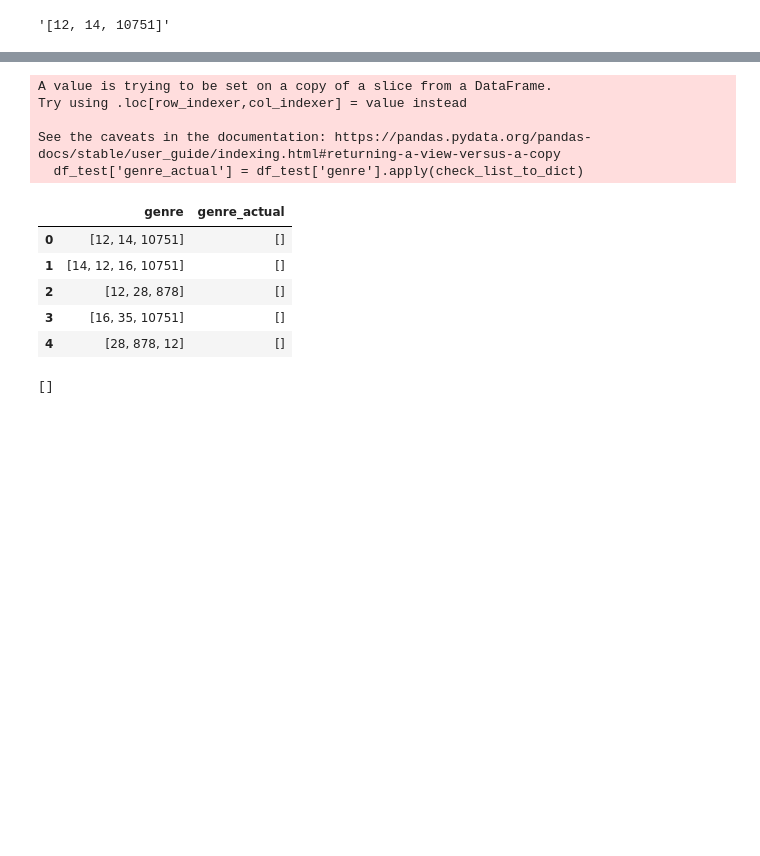
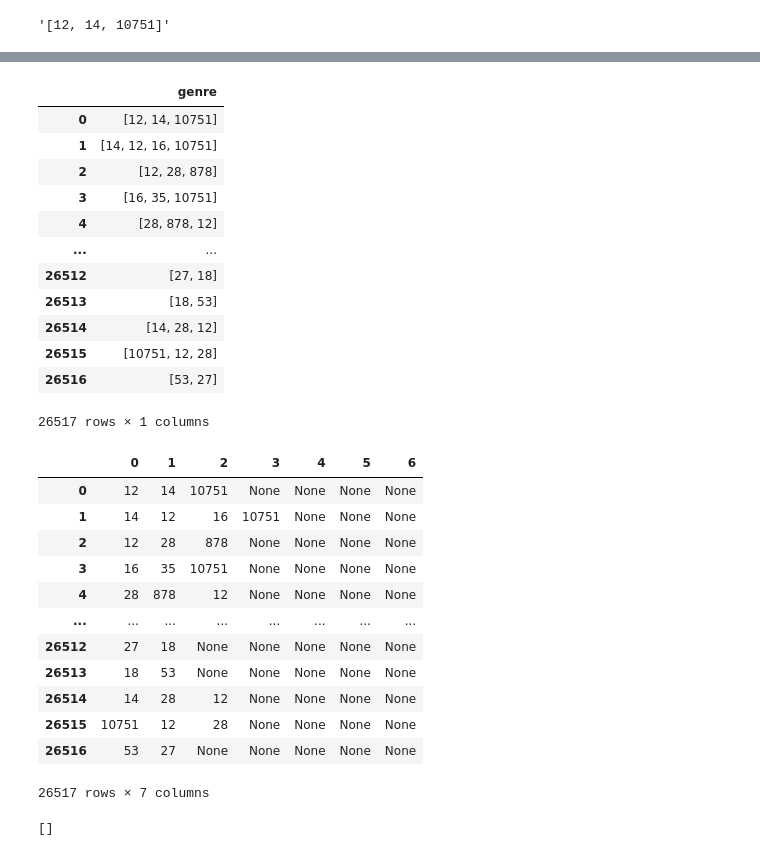
Before and after one commit to dt1086/Phase1_Project, a Jupyter notebook: Data Exploration.ipynb, the cells around one changed output, grey strips where cells are left out. Saved outputs shown, nothing was run; the diff lists cells and outputs as text; code cells hidden in the pictures; blank space fills up the shorter version.

Commit message:
Data Exploration v8

```diff
--- a/Data Exploration.ipynb
+++ b/Data Exploration.ipynb
@@ -411,21 +411,39 @@ df_tmdb_movies.head()
 # %%
 df_test = df_tmdb_movies[['genre']]
 
-df_test['genre_actual'] = df_test['genre'].apply(check_list_to_dict)
+#df_test['genre_actual'] = df_test['genre'].replace(tmdb_genre_dict, inplace=True)
 
-df_test.head()
+df_test2 = pd.DataFrame(df_test['genre'].values.tolist())
+
+display(df_test)
+df_test2
 # %% [output]
+|  | genre |
+| 0 | [12, 14, 10751] |
+| 1 | [14, 12, 16, 10751] |
+| 2 | [12, 28, 878] |
+| 3 | [16, 35, 10751] |
+| 4 | [28, 878, 12] |
+| ... | ... |
+| 26512 | [27, 18] |
+| 26513 | [18, 53] |
+| 26514 | [14, 28, 12] |
+| 26515 | [10751, 12, 28] |
+| 26516 | [53, 27] |
-A value is trying to be set on a copy of a slice from a DataFrame.
-Try using .loc[row_indexer,col_indexer] = value instead
-
-See the caveats in the documentation: https://pandas.pydata.org/pandas-docs/stable/user_guide/indexing.html#returning-a-view-versus-a-copy
-  df_test['genre_actual'] = df_test['genre'].apply(check_list_to_dict)
+26517 rows × 1 columns
-|  | genre | genre_actual |
-| 0 | [12, 14, 10751] | [] |
-| 1 | [14, 12, 16, 10751] | [] |
-| 2 | [12, 28, 878] | [] |
-| 3 | [16, 35, 10751] | [] |
-| 4 | [28, 878, 12] | [] |
+|  | 0 | 1 | 2 | 3 | 4 | 5 | 6 |
+| 0 | 12 | 14 | 10751 | None | None | None | None |
+| 1 | 14 | 12 | 16 | 10751 | None | None | None |
+| 2 | 12 | 28 | 878 | None | None | None | None |
+| 3 | 16 | 35 | 10751 | None | None | None | None |
+| 4 | 28 | 878 | 12 | None | None | None | None |
+| ... | ... | ... | ... | ... | ... | ... | ... |
+| 26512 | 27 | 18 | None | None | None | None | None |
+| 26513 | 18 | 53 | None | None | None | None | None |
+| 26514 | 14 | 28 | 12 | None | None | None | None |
+| 26515 | 10751 | 12 | 28 | None | None | None | None |
+| 26516 | 53 | 27 | None | None | None | None | None |
+26517 rows × 7 columns
 # %%
 dic = {1:'Action', 2:'Comedy', 3:'Adventure'}
 
```
Also changed, not shown: parts of 2 cells of this notebook.
